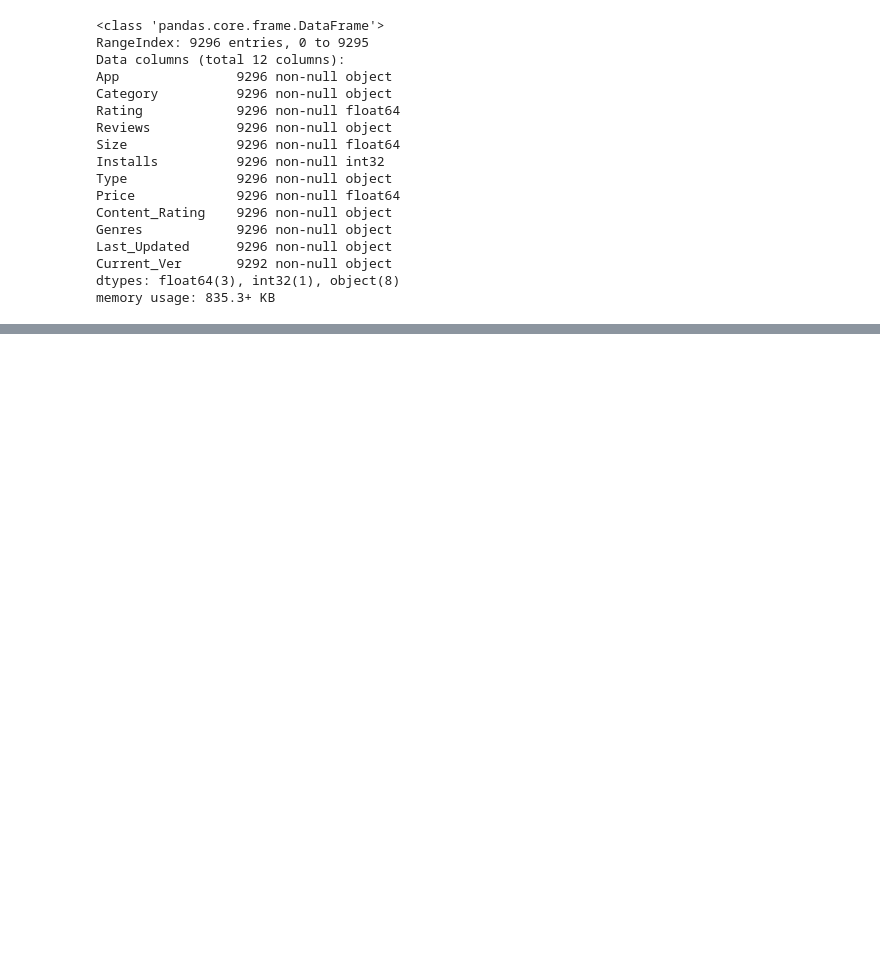
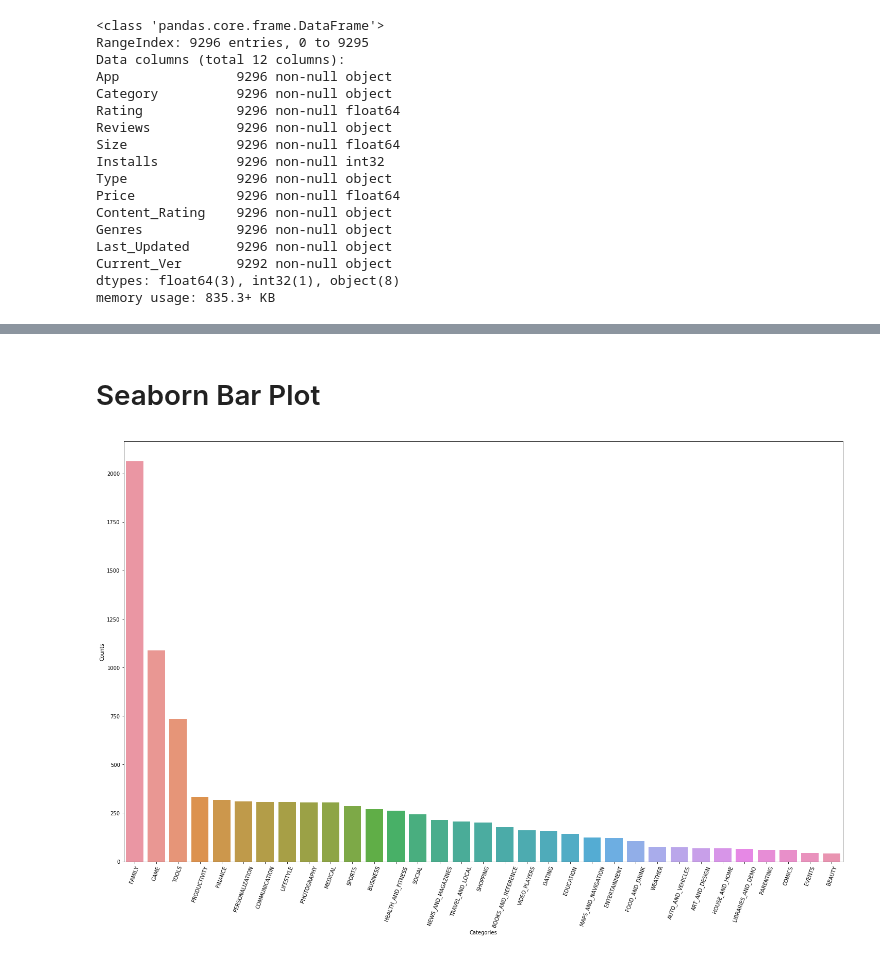
Before and after one commit to mohitpd/My_Projects, a Jupyter notebook: PlayStore/PlayStoreReviews.ipynb, the cells around one changed output, grey strips where cells are left out. Saved outputs shown, nothing was run; the diff lists cells and outputs as text; code cells hidden in the pictures; blank space fills up the shorter version.

```diff
--- a/PlayStore/PlayStoreReviews.ipynb
+++ b/PlayStore/PlayStoreReviews.ipynb
@@ -434,0 +448,16 @@ df.head()
+# %% [markdown]
+# Seaborn Bar Plot
+# %%
+df2 = pd.DataFrame(columns = ["Categories"])
+df2["Categories"] = [each for each in df.Category.value_counts().index]
+df2["Counts"] = [cnt for cnt in df.Category.value_counts().values]
+df2 = df2.sort_values(by = ["Counts"], ascending = False)
+
+plt.figure(figsize = (25,15))
+sns.barplot(x = df2.Categories, y = df2.Counts)
+plt.xticks(rotation = 70)
+plt.xlabel("Categories")
+plt.ylabel("Counts")
+plt.show()
+# %% [output]
+[figure, added]
```
Also changed, not shown: parts of 9 cells of this notebook.
